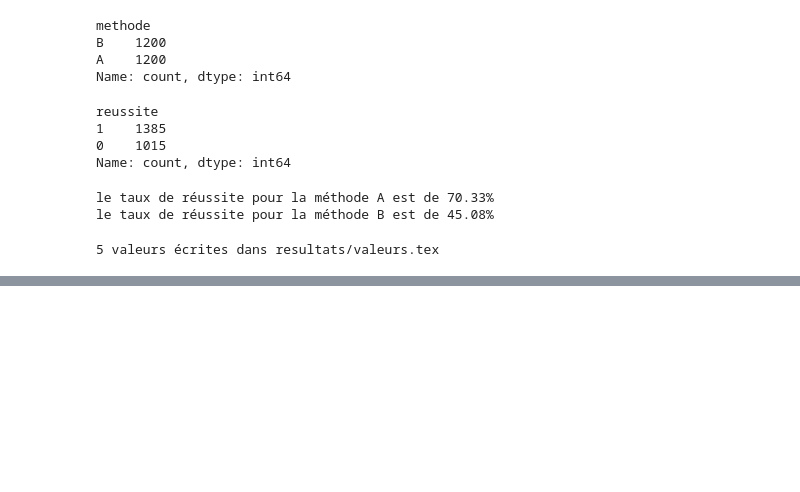
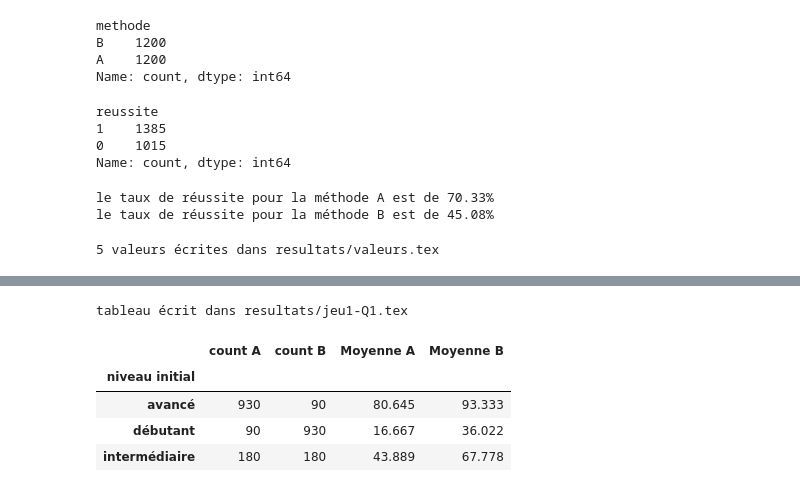
Before and after one commit to Dandalex/Devoir1ConceptStat, a Jupyter notebook: Dandrea_Devoir_I.ipynb, the cells around one changed output, grey strips where cells are left out. Cells and saved outputs as stored; diff of their text form; code cells hidden in the pictures; blank space fills up the shorter version.

Commit message:
Q2, reponse tableau

```diff
--- a/Dandrea_Devoir_I.ipynb
+++ b/Dandrea_Devoir_I.ipynb
@@ -153,0 +163,23 @@ plt.show()
+# %%
+
+results_by_level = df.groupby(["niveau_initial", "methode"])["reussite"].agg(["mean","count"]).unstack()
+
+results_by_level.columns= [f"{stat} {methode}" for stat, methode in results_by_level.columns]
+# arrondir et %
+for meth in ["A", "B"]:
+    results_by_level[f"Moyenne {meth}"]=round(results_by_level[f"mean {meth}"]*100, 3)
+    results_by_level.drop(columns=[f"mean {meth}"], inplace=True)
+
+
+results_by_level.rename_axis("niveau initial", inplace=True)
+
+ecrire_tableau("jeu1-Q1",results_by_level)
+
+results_by_level
+# %% [output]
+tableau écrit dans resultats/jeu1-Q1.tex
+|  | count A | count B | Moyenne A | Moyenne B |
+| niveau initial |  |  |  |  |
+| avancé | 930 | 90 | 80.645 | 93.333 |
+| débutant | 90 | 930 | 16.667 | 36.022 |
+| intermédiaire | 180 | 180 | 43.889 | 67.778 |
```
Also changed, not shown: parts of 2 cells of this notebook, 2 other files.
